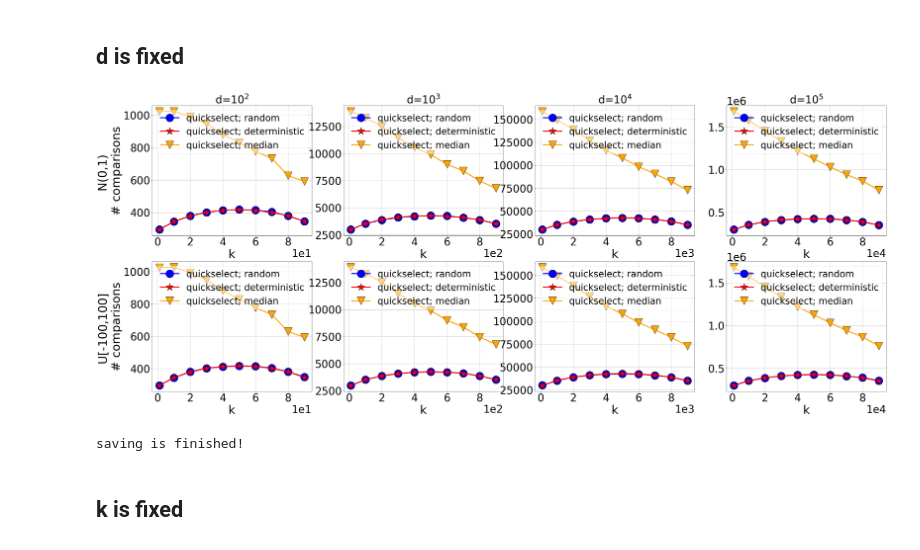
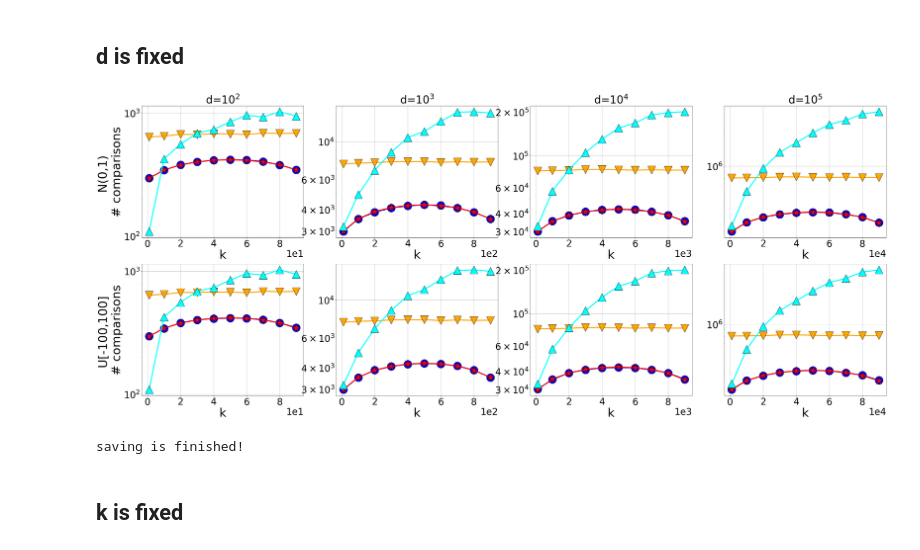
Before and after one commit to IgorSokoloff/CS-260_top-k-algorithms_project, a Jupyter notebook: igors_final_workflow/topk_draw.ipynb, the cells around one changed output. Saved outputs shown, nothing was run; the diff lists cells and outputs as text; code cells hidden in the pictures.

```diff
--- a/igors_final_workflow/topk_draw.ipynb
+++ b/igors_final_workflow/topk_draw.ipynb
@@ -246,15 +255,15 @@ saving is finished!
 # %% [markdown]
 ## d is fixed
 # %%
-def draw_medians_and_save(fig_ax_ar, d_ar, distribution_family_ar, plot_path, filename, y_label, x_label, plots_titles):
+def draw_medians_and_save(fig_ax_ar, d_ar, distribution_family_ar, plot_path, filename, y_label, x_label, plots_titles, is_legend):
     size = 40
     marker_size = 30
     plt.rcParams['font.family'] = 'serif'
     plt.rcParams['font.serif'] = 'FreeSerif'
     plt.rcParams['lines.linewidth'] = 4
     # plt.rcParams['lines.markersize'] = 10
-    plt.rcParams['xtick.labelsize'] = size  # 40
-    plt.rcParams['ytick.labelsize'] = size  # 40
+    plt.rcParams['xtick.labelsize'] = size-5  # 40
+    plt.rcParams['ytick.labelsize'] = size-5  # 40
     plt.rcParams['legend.fontsize'] = 35  # 30
     plt.rcParams['axes.titlesize'] = size  # 40
     plt.rcParams['axes.labelsize'] = size + 5  # 40
@@ -267,6 +276,9 @@ def draw_medians_and_save(fig_ax_ar, d_ar, distribution_family_ar, plot_path, fi
     (fig, axs) = fig_ax_ar
     limits = (0, 1)
 
+    if is_legend:
+        legend = axs[0,0].legend(loc="best", framealpha=0.5)
+
     for i, distribution_family in enumerate(distribution_family_ar):
         #axs[i,0].set_ylabel(y_label[i])
         axs[i,0].set(ylabel=y_label[i])
@@ -276,11 +288,9 @@ def draw_medians_and_save(fig_ax_ar, d_ar, distribution_family_ar, plot_path, fi
             #legend = axs[dataset_num].legend(loc="lower left", framealpha=0.5)
             #legend = axs[dataset_num].legend(loc="upper right", framealpha=0.5)
             #legend = axs[i,j].legend(loc=legend_location[dataset_num], framealpha=0.5)
-            legend = axs[i,j].legend(loc="upper left", framealpha=0.5)
-            #axs[i,j].set_yscale('log')
+            axs[i,j].set_yscale('log')
 
             axs[i,j].grid()
-
 
             #axs[i,j].xaxis.set_major_locator(tck.AutoLocator())
             #axs[i,j].xaxis.set_minor_locator(tck.AutoMinorLocator())
@@ -345,9 +355,10 @@ x_axis = "k"
 x_label = x_axis
 y_label_ar = ["N({0},{1}) \n".format(intrepr(mean), intrepr(sigma)) + "# comparisons",
               "U[{0},{1}] \n".format(left,right) +"# comparisons"]
-n_samples_dict = {"tournament":{10**2:10**4, 10**3:10**4, 10**4:10**4, 10**5:500}, "quickselect":{10**2:10**4, 10**3:10**4, 10**4:10**4, 10**5:10**4}}
+n_samples_dict = {"tournament":{10**2:10**5, 10**3:10**5, 10**4:10**4, 10**5:500}, "quickselect":{10**2:10**4, 10**3:10**4, 10**4:10**4, 10**5:10**4}}
 d_ar = np.array([10**2, 10**3, 10**4, 10**5], dtype=int)
 draw = 1
+is_legend = 0
 if not os.path.exists(plot_path):
     os.makedirs(plot_path)
 
@@ -397,39 +408,39 @@ for i, distribution_family in enumerate(distribution_family_ar):
             label_qs_det_ar = ["quickselect; {0}".format("deterministic")]
 
             folder_qs_med_ar = ['{0}_{1}'.format(experiment_type, "quickselect-median") for k in k_ar]
             file_qs_med_ar = ['TCH_prior-{0}_n-{1}_d-{2}_k-{3}.npy'.format(distribution, n_samples_dict["quickselect"][d], d, k) for k in k_ar]
             label_qs_med_ar = ["quickselect; {0}".format("median")]
 
             folder_tourn_ar = ['{0}_{1}'.format(experiment_type, f"tournament") for k in k_ar]
             file_tourn_ar = ['TCH_prior-{0}_n-{1}_d-{2}_k-{3}.npy'.format(distribution, n_samples_dict["tournament"][d], d, k) for k in k_ar]
             label_tourn_ar = ["tournament"]
         else:
             raise ValueError("wrong distribution")
 
 
         tc_qs_rand_ar = get_tc_med_ar (k_ar, folder_qs_rand_ar, file_qs_rand_ar)
         tc_qs_det_ar = get_tc_med_ar (k_ar, folder_qs_det_ar, file_qs_det_ar)
         tc_qs_med_ar = get_tc_med_ar (k_ar, folder_qs_med_ar, file_qs_med_ar)
         tc_qs_tourn_ar = get_tc_med_ar (k_ar, folder_tourn_ar, file_tourn_ar)
 
-        #all_tc_ar = [tc_qs_rand_ar, tc_qs_det_ar, tc_qs_med_ar, tc_qs_tourn_ar]
-        all_tc_ar = [tc_qs_rand_ar, tc_qs_det_ar, tc_qs_med_ar]
+        all_tc_ar = [tc_qs_rand_ar, tc_qs_det_ar, tc_qs_med_ar, tc_qs_tourn_ar]
+        #all_tc_ar = [tc_qs_rand_ar, tc_qs_det_ar, tc_qs_med_ar]
 
 
-        #all_labels_ar = label_qs_rand_ar + label_qs_det_ar + label_qs_med_ar + label_tourn_ar
-        all_labels_ar = label_qs_rand_ar + label_qs_det_ar + label_qs_med_ar
+        all_labels_ar = label_qs_rand_ar + label_qs_det_ar + label_qs_med_ar + label_tourn_ar
+        #all_labels_ar = label_qs_rand_ar + label_qs_det_ar + label_qs_med_ar
 
         for tc_ar, label, color, marker in zip(all_tc_ar, all_labels_ar, color_ar, marker_ar):
             axs[i,j].plot(k_ar, tc_ar, label=label, color=color, ls = line_style_ar[0], marker=marker, ms = 30, markerfacecolor=color, markeredgecolor = 'black')
 
 
     #raise ValueError("")
 
 if draw:
     fig_ax_ar = (fig, axs)
-    draw_medians_and_save(fig_ax_ar, d_ar, distribution_family_ar, plot_path, filename, y_label_ar, x_label, plots_titles)
+    draw_medians_and_save(fig_ax_ar, d_ar, distribution_family_ar, plot_path, filename, y_label_ar, x_label, plots_titles, is_legend)
 # %% [output]
-[figure, old version]
+[figure, new version]
 saving is finished!
 # %% [markdown]
 ## k is fixed
```
Also changed, not shown: parts of 4 cells of this notebook, 6 other files.
